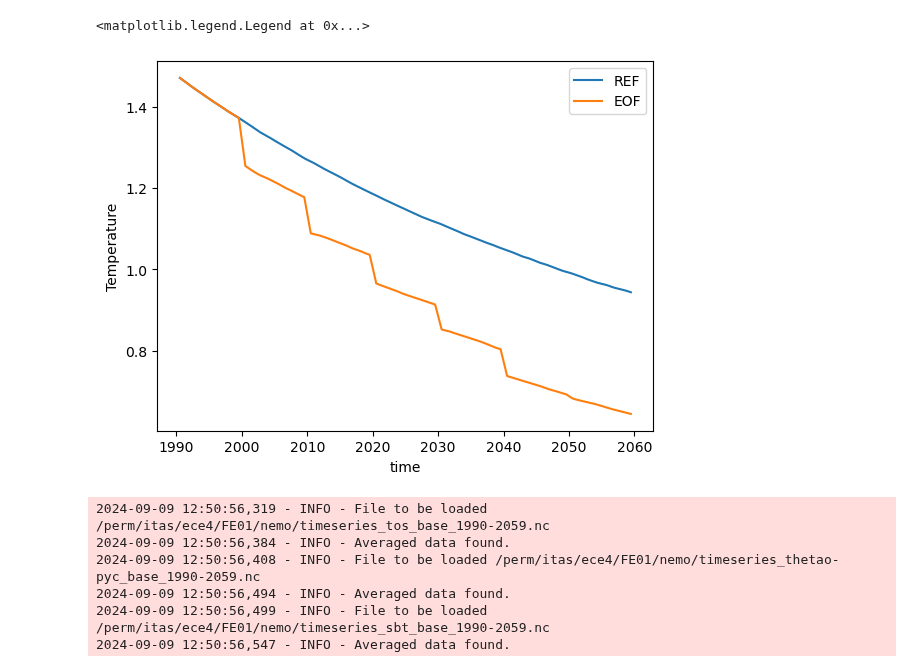
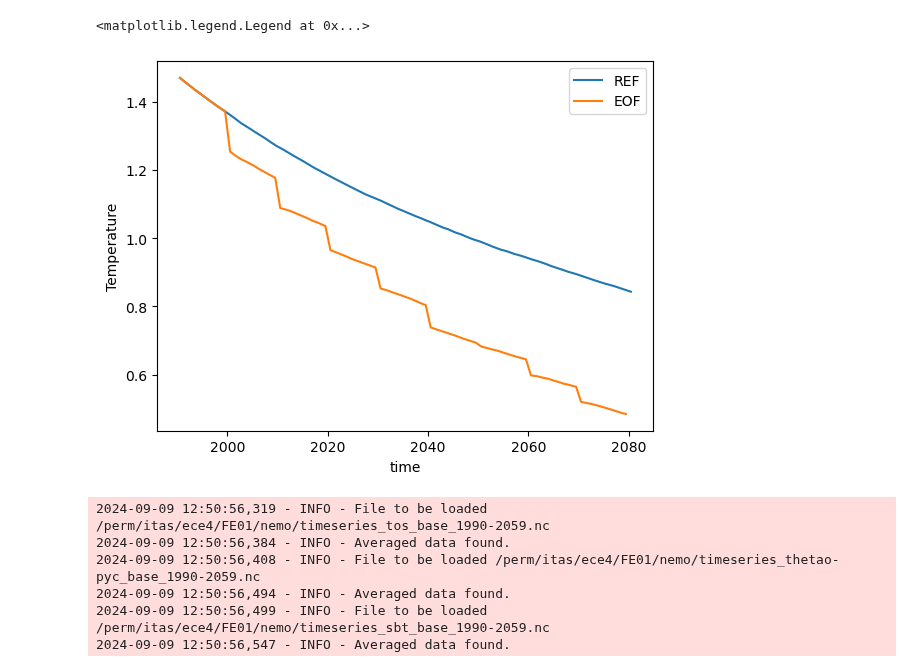
Before and after one commit to asozza/stece, a Jupyter notebook: osprey/notebooks/test_timeseries.ipynb, the cells around one changed output. Drawn from its saved outputs; the diff is of its cells as text; code cells hidden in the pictures.

```diff
--- a/osprey/notebooks/test_timeseries.ipynb
+++ b/osprey/notebooks/test_timeseries.ipynb
@@ -6,7 +6,7 @@ import matplotlib.pyplot as plt
 # %%
 from osprey.graphics.timeseries import timeseries, timeseries_two
 # %%
-timeseries(expname='lfr0', startyear=1990, endyear=2059, varlabel='thetao', reader='post', metric='diff')
-timeseries(expname='FE01', startyear=1990, endyear=2059, varlabel='thetao', reader='post', metric='diff')
+timeseries(expname='lfr0', startyear=1990, endyear=2080, varlabel='thetao', reader='post', metric='diff')
+timeseries(expname='FE01', startyear=1990, endyear=2080, varlabel='thetao', reader='post', metric='diff')
 plt.gca().legend(['REF','EOF'])
 # %% [output]
@@ -21,5 +30,5 @@ plt.gca().legend(['REF','EOF'])
 <matplotlib.legend.Legend at 0x...>
-[figure, old version]
+[figure, new version]
 # %%
 timeseries(expname='FE01', startyear=1990, endyear=2059, varlabel='tos', color='red', rescaled=True, reader='post')
 timeseries(expname='FE01', startyear=1990, endyear=2059, varlabel='thetao-pyc', color='green', rescaled=True, reader='post')
```
Also changed, not shown: parts of 5 cells of this notebook, 10 other files.
